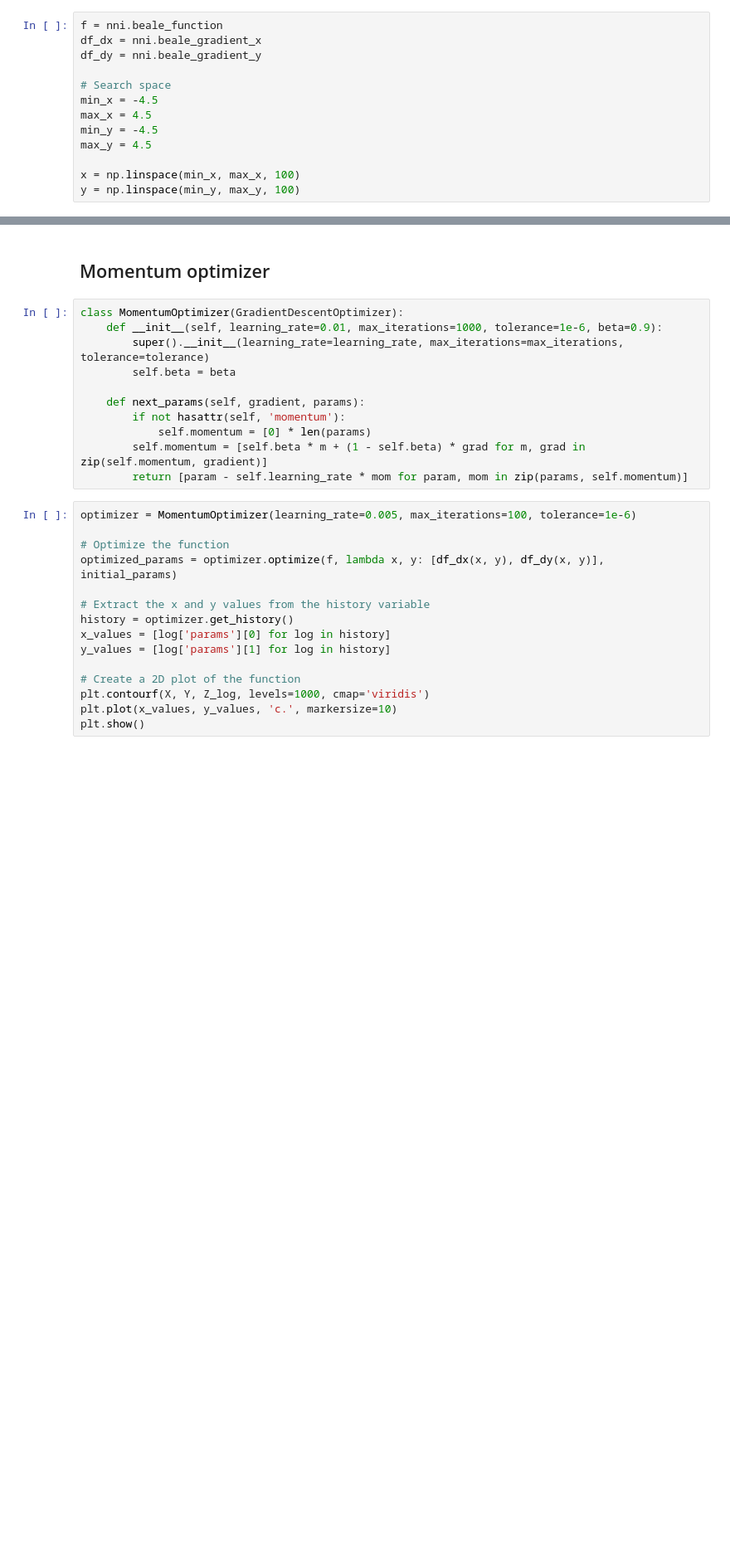
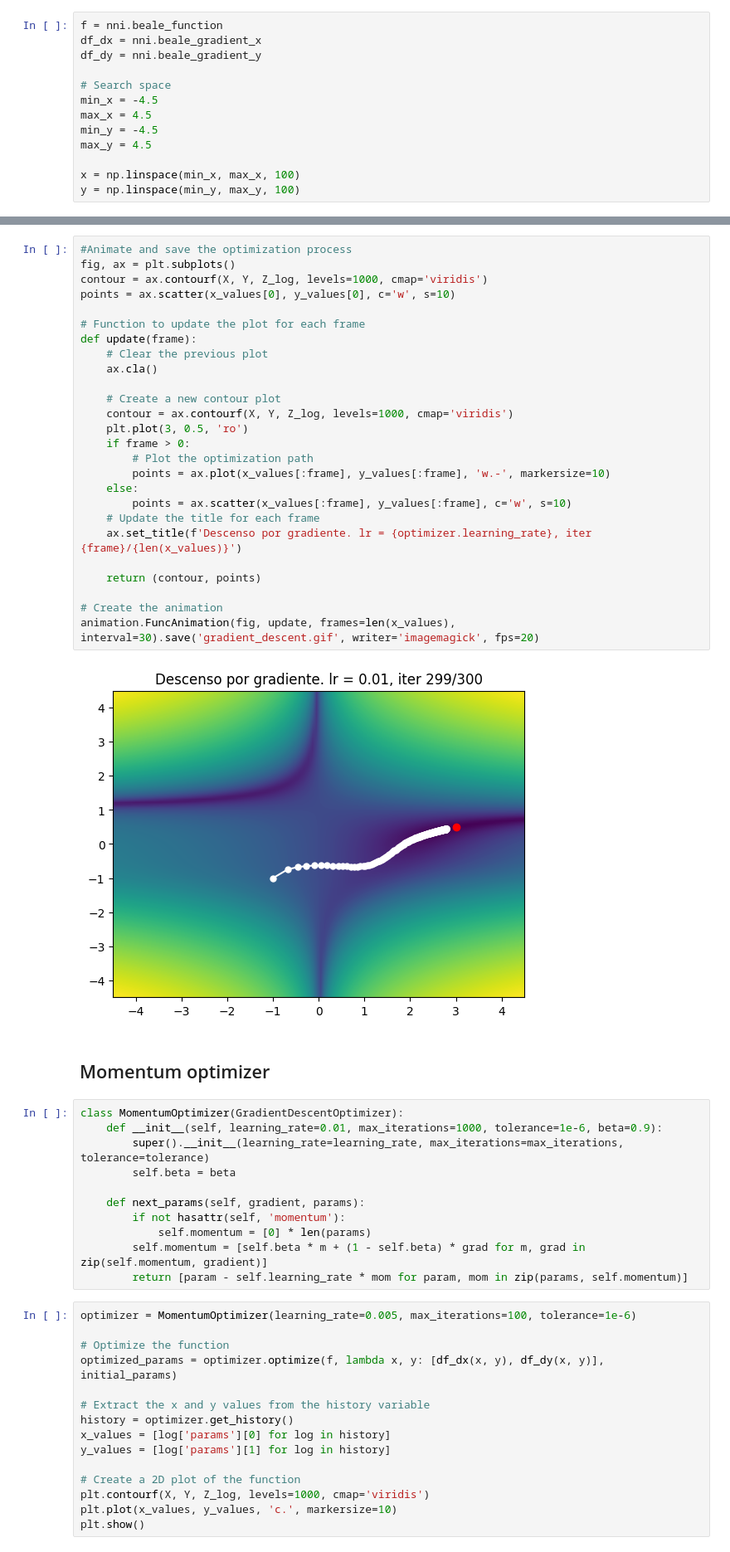
Before and after one commit to irvingvasquez/cv2course_intro_nn, a Jupyter notebook: 21_opt_gradiente_2d.ipynb, the cells around one changed output, grey strips where cells are left out. Shown at 83% size. Drawn from its saved outputs; the diff is of its cells as text; blank space fills up the shorter version.

Commit message:
add animation

```diff
--- a/21_opt_gradiente_2d.ipynb
+++ b/21_opt_gradiente_2d.ipynb
@@ -108,3 +138,31 @@ plt.show()
+# %%
+#Animate and save the optimization process
+fig, ax = plt.subplots()
+contour = ax.contourf(X, Y, Z_log, levels=1000, cmap='viridis')
+points = ax.scatter(x_values[0], y_values[0], c='w', s=10)
+
+# Function to update the plot for each frame
+def update(frame):
+    # Clear the previous plot
+    ax.cla()
+
+    # Create a new contour plot
+    contour = ax.contourf(X, Y, Z_log, levels=1000, cmap='viridis')
+    plt.plot(3, 0.5, 'ro')
+    if frame > 0:
+        # Plot the optimization path
+        points = ax.plot(x_values[:frame], y_values[:frame], 'w.-', markersize=10)
+    else:
+        points = ax.scatter(x_values[:frame], y_values[:frame], c='w', s=10)
+    # Update the title for each frame
+    ax.set_title(f'Descenso por gradiente. lr = {optimizer.learning_rate}, iter {frame}/{len(x_values)}')
+
+    return (contour, points)
+
+# Create the animation
+animation.FuncAnimation(fig, update, frames=len(x_values), interval=30).save('gradient_descent.gif', writer='imagemagick', fps=20)
+# %% [output]
+[figure, added]
 # %% [markdown]
 ## Momentum optimizer
 # %%
```
Also changed, not shown: parts of 10 cells of this notebook, 1 other file.
